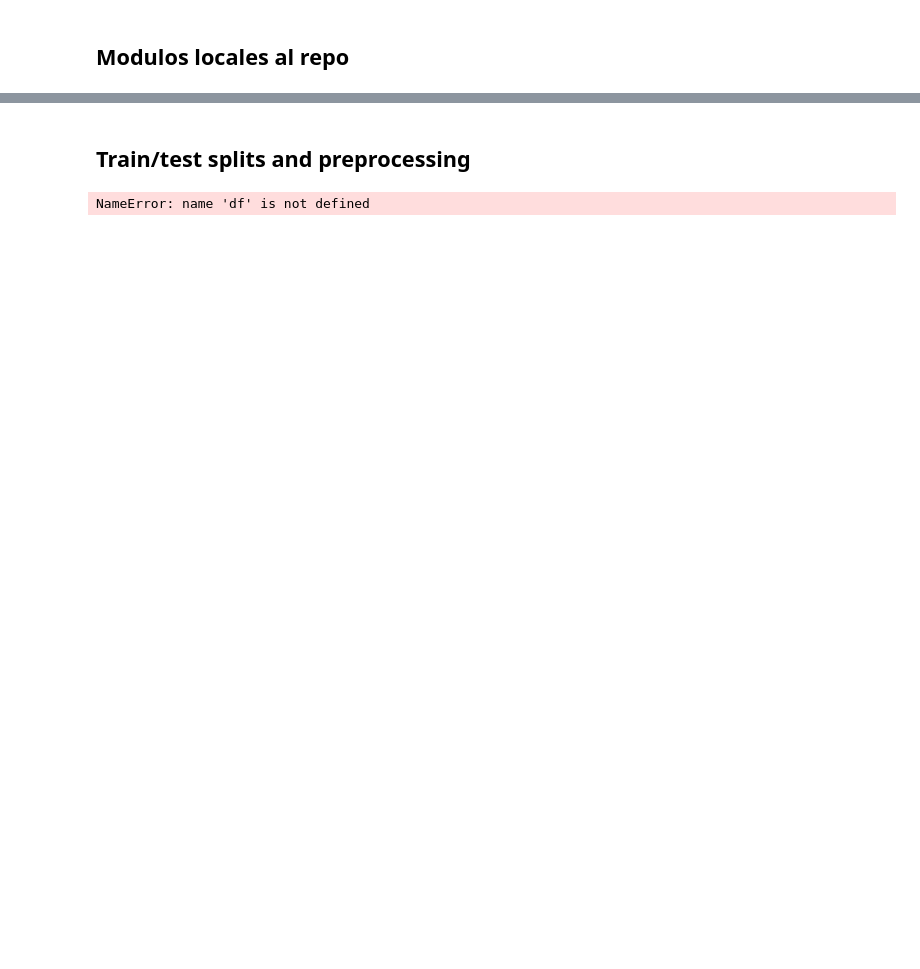
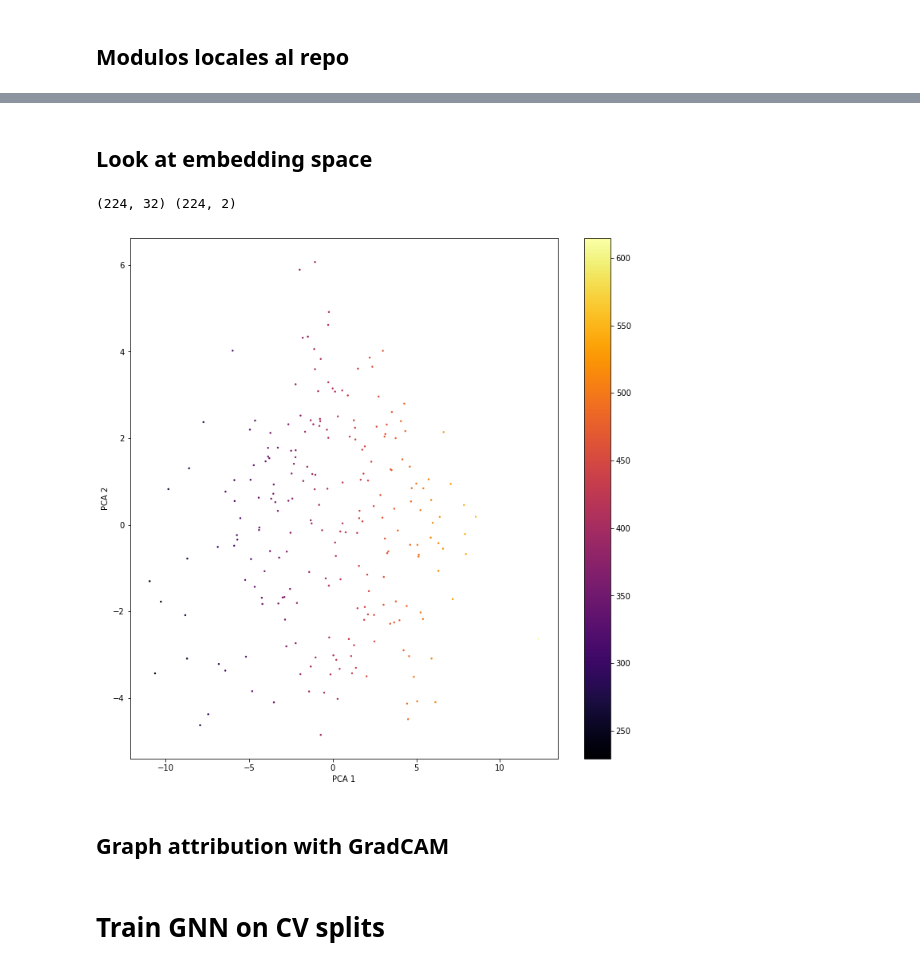
Before and after one commit to riiaa/GraphNeuralNets_19, a Jupyter notebook: notebooks/1_GraphConvolutionNetworks.ipynb, the cells around one changed output, grey strips where cells are left out. Drawn from its saved outputs; the diff is of its cells as text; code cells hidden in the pictures; blank space fills up the shorter version.

```diff
--- a/notebooks/1_GraphConvolutionNetworks.ipynb
+++ b/notebooks/1_GraphConvolutionNetworks.ipynb
@@ -133,0 +260,31 @@ NameError: name 'pd' is not defined
+# %%
+best_epoch = results_df['test_r2'].idxmax()
+row = results_df.loc[best_epoch]
+print("Best epoch {}: loss={:2.2f}, R^2={:2.2f}, MAE={:2.2f}".format(
+    best_epoch, row["test_loss"], row["test_r2"], row["test_mae"]))
+plt.figure(figsize=(12, 12))
+plt.plot(results_df["train_loss"][2:], label="train", alpha=0.5)
+plt.plot(results_df["test_loss"][2:], label="test", alpha=0.5)
+plt.xlabel("Epoch")
+plt.ylabel('Loss')
+plt.legend()
+plt.show()
+
+y_test = np.array(cv_result['target'])
+y_pred = np.array(cv_result['pred'])
+sns.set_context('talk', font_scale=1.25)
+plt.figure(figsize=(12, 12))
+plt.plot([np.min(y_test), np.max(y_test)],
+         [np.min(y_test), np.max(y_test)],
+         '--',
+         c='0.5',
+         label='Ideal fit')
+stats_str = hparams['model']
+stats_str = stats_str + '\nMAE: {:2.2f} ({:3.2f})'.format(
+    row["test_mae"], np.std(np.abs(y_test - y_pred)))
+stats_str = stats_str + '\n$R^2$  : {:2.2f}'.format(row["test_r2"])
+plt.scatter(y_test, y_pred, s=25, edgecolors='w', label=stats_str)
+plt.legend(loc='best')
+plt.xlabel('Experimental MP (K)')
+plt.ylabel('{} MP (K)'.format(hparams['model']))
+plt.show()
@@ -133,0 +295,21 @@ NameError: name 'pd' is not defined
+# %% [markdown]
+## Look at embedding space
+# %%
+z, y_pred = training.get_embeddings(model, test_loader, y_scaler, device)
+pca_scaler = sklearn.preprocessing.StandardScaler().fit(z)
+pca = sklearn.decomposition.PCA(2)
+z_pca = pca.fit_transform(pca_scaler.transform(z))
+print(z.shape, z_pca.shape)
+# %% [output]
+(224, 32) (224, 2)
+# %%
+plt.figure(figsize=(12, 12))
+plt.scatter(z_pca[:, 0], z_pca[:, 1], s=2, c=y_pred, cmap='inferno')
+plt.colorbar()
+plt.xlabel('PCA 1')
+plt.ylabel('PCA 2')
+plt.show()
+# %% [output]
+[figure, added]
+# %% [markdown]
+## Graph attribution with GradCAM
@@ -134,16 +353,2 @@ NameError: name 'pd' is not defined
 # %% [markdown]
-## Train/test splits and preprocessing
+# Train GNN on CV splits
-# %%
-y = df[target].values.reshape(-1,1)
-print(y.shape)
-
-
-indices=df.index.tolist()
-train_index,test_index = sklearn.model_selection.train_test_split(indices)
-print(len(train_index),len(test_index))
-
-sns.distplot(y)
-plt.xlabel(target)
-plt.show()
-# %% [output]
-NameError: name 'df' is not defined
```
Also changed, not shown: parts of 35 cells of this notebook, 1 other file.
